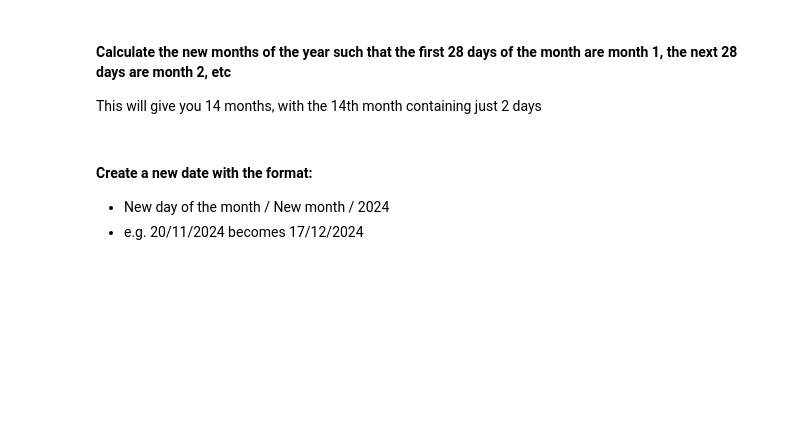
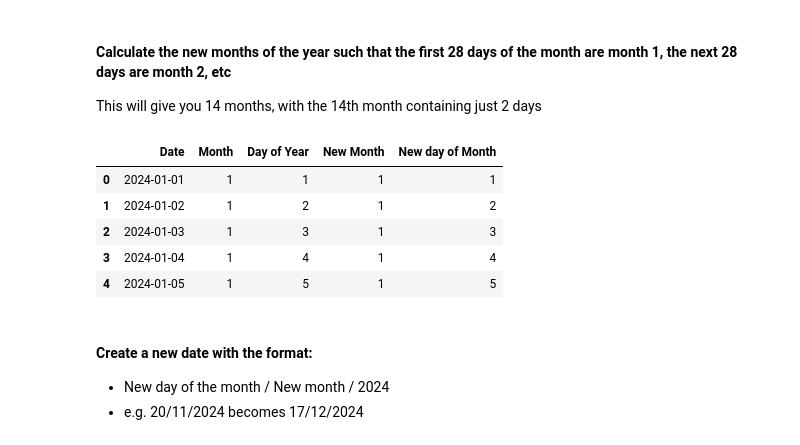
Before and after one commit to MohammadGhanaym/Data-Preparation-Challenges-Solutions, a Jupyter notebook: 2024 Week 11 - 13 months in a year/2024 Week 11 - 13 months in a year.ipynb, the cells around one changed output. Cells and saved outputs as stored; diff of their text form; code cells hidden in the pictures; blank space fills up the shorter version.

```diff
--- a/2024 Week 11 - 13 months in a year/2024 Week 11 - 13 months in a year.ipynb
+++ b/2024 Week 11 - 13 months in a year/2024 Week 11 - 13 months in a year.ipynb
@@ -57,6 +57,14 @@ df['Day of Year'] = df.Date.dt.dayofyear
 # %%
 df['New Month'] = np.ceil(df['Day of Year'] / 28).astype(int)
 df['New day of Month'] = df.groupby(['New Month'])['Date'].rank('first').astype(int)
+df.head()
+# %% [output]
+|  | Date | Month | Day of Year | New Month | New day of Month |
+| 0 | 2024-01-01 | 1 | 1 | 1 | 1 |
+| 1 | 2024-01-02 | 1 | 2 | 1 | 2 |
+| 2 | 2024-01-03 | 1 | 3 | 1 | 3 |
+| 3 | 2024-01-04 | 1 | 4 | 1 | 4 |
+| 4 | 2024-01-05 | 1 | 5 | 1 | 5 |
 # %% [markdown]
 #### Create a new date with the format:
 - New day of the month / New month / 2024
```
Also changed, not shown: parts of 3 cells of this notebook, 3 other files.
